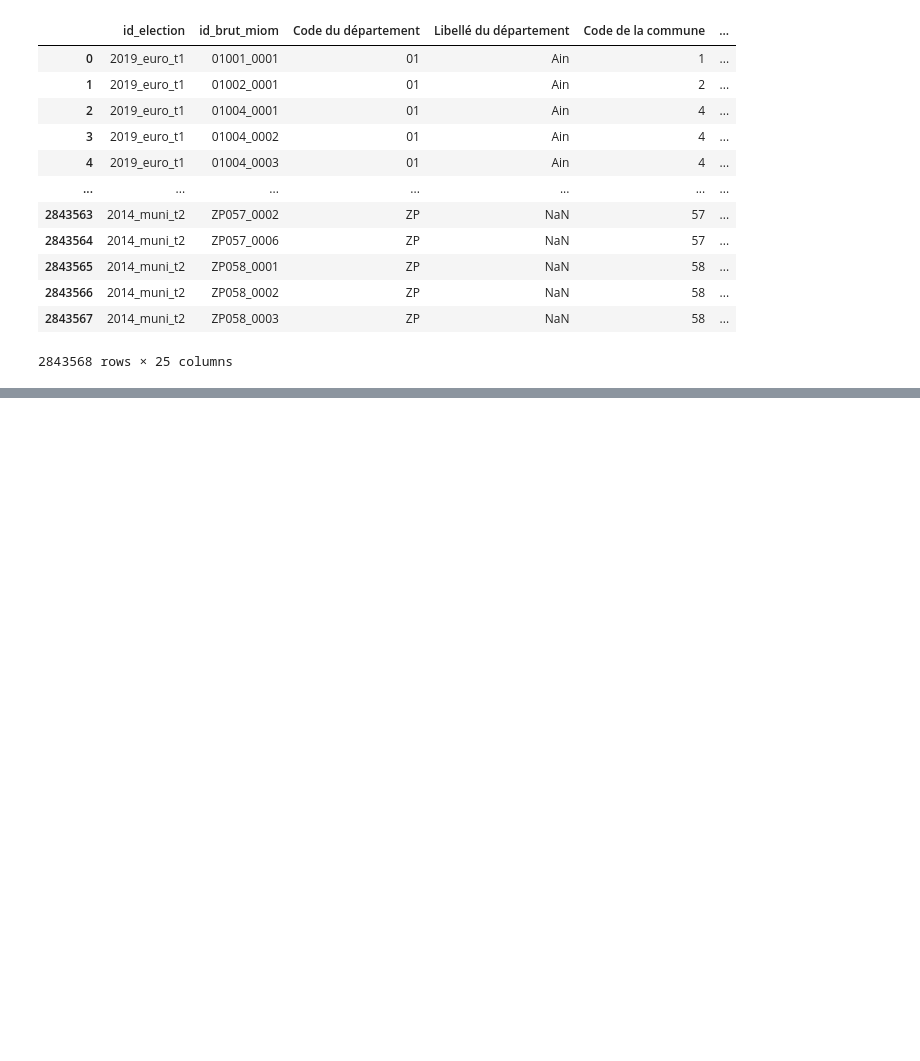
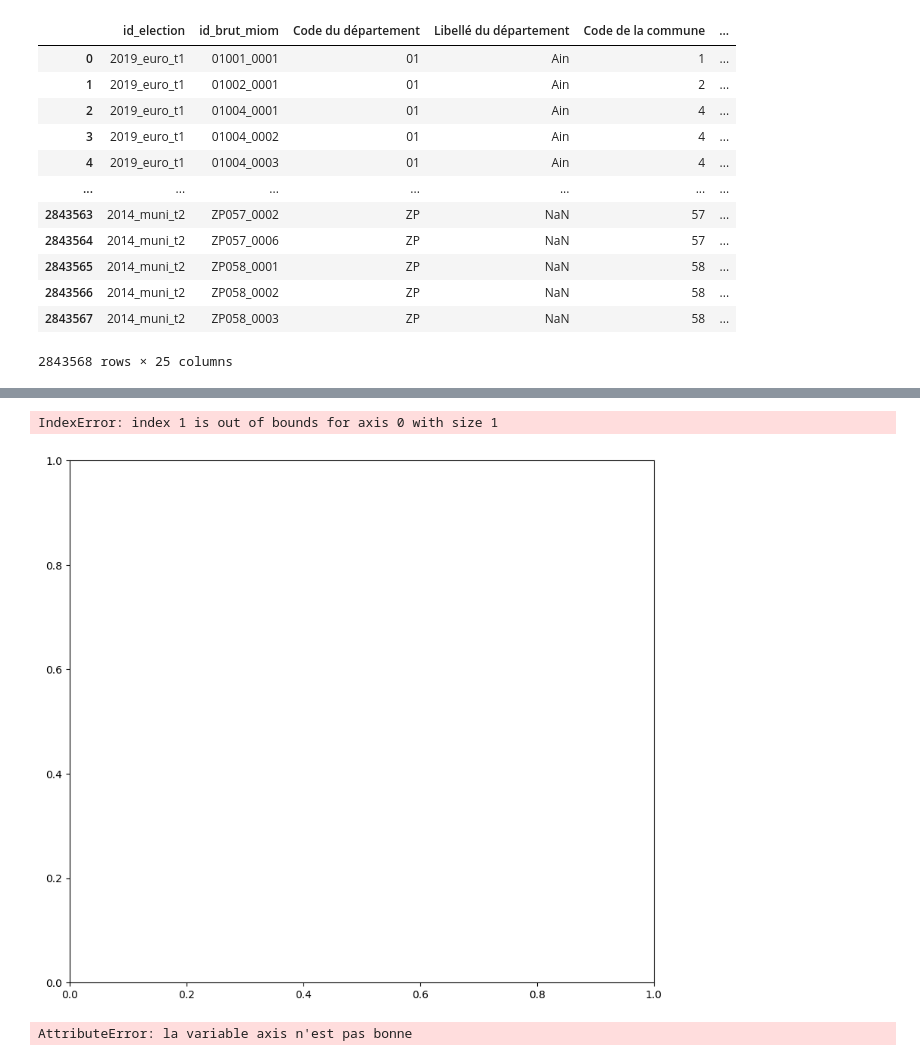
Before and after one commit to L-Poca/MSPR-Big-Data, a Jupyter notebook: MSPR_Data.ipynb, the cells around one changed output, grey strips where cells are left out. Saved outputs shown, nothing was run; the diff lists cells and outputs as text; code cells hidden in the pictures; blank space fills up the shorter version.

```diff
--- a/MSPR_Data.ipynb
+++ b/MSPR_Data.ipynb
@@ -67,0 +523,14 @@ df_global
+# %%
+x_y=[0,1]
+features=pd.DataFrame(df_Input).columns
+correlation_graph(pca, x_y,features)
+# %% [output]
+IndexError: index 1 is out of bounds for axis 0 with size 1
+[figure, added]
+# %%
+x_y = [0,1]
+X_proj = pca.transform(X_scaled)
+X_proj = X_proj[:,:2]
+display_factorial_planes(X_proj, x_y)
+# %% [output]
+AttributeError: la variable axis n'est pas bonne
```
Also changed, not shown: parts of 57 cells of this notebook.
